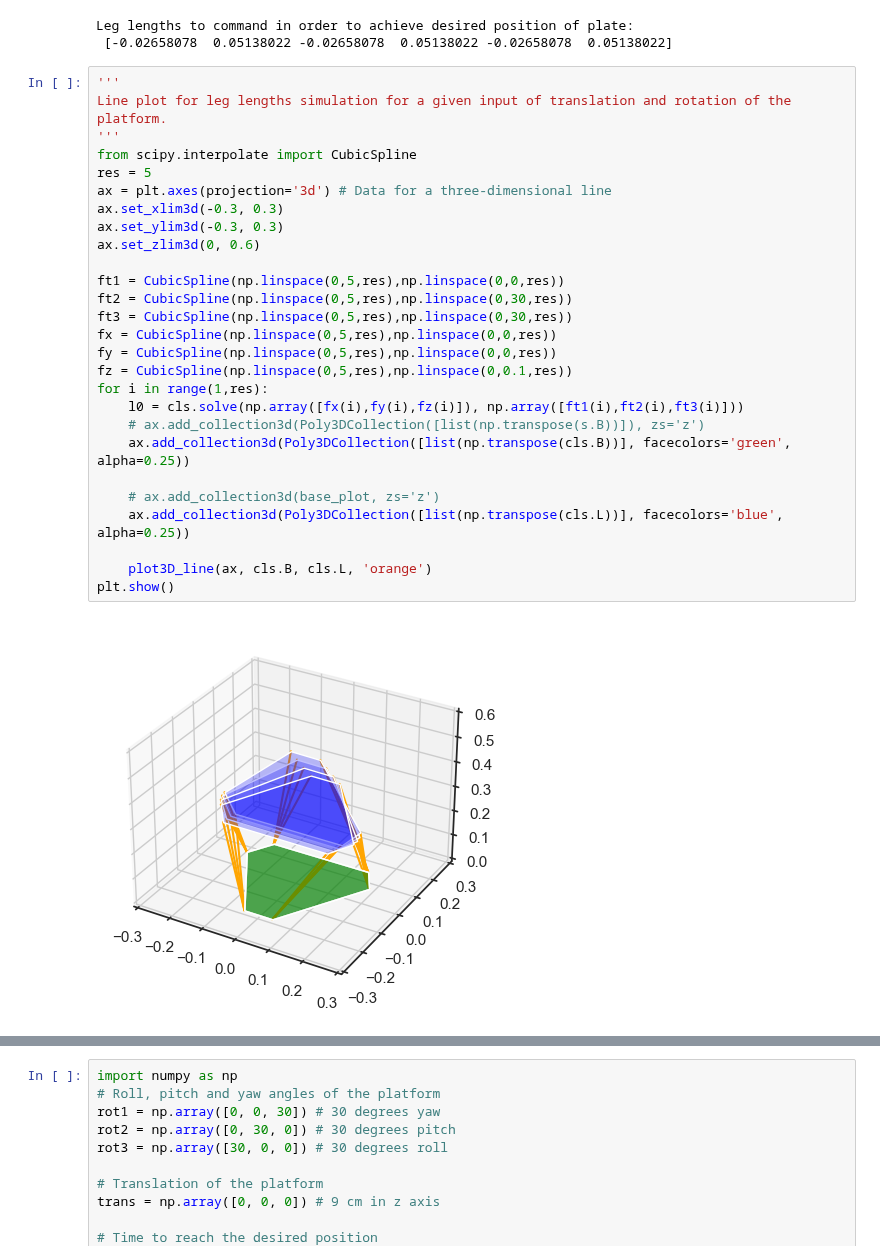
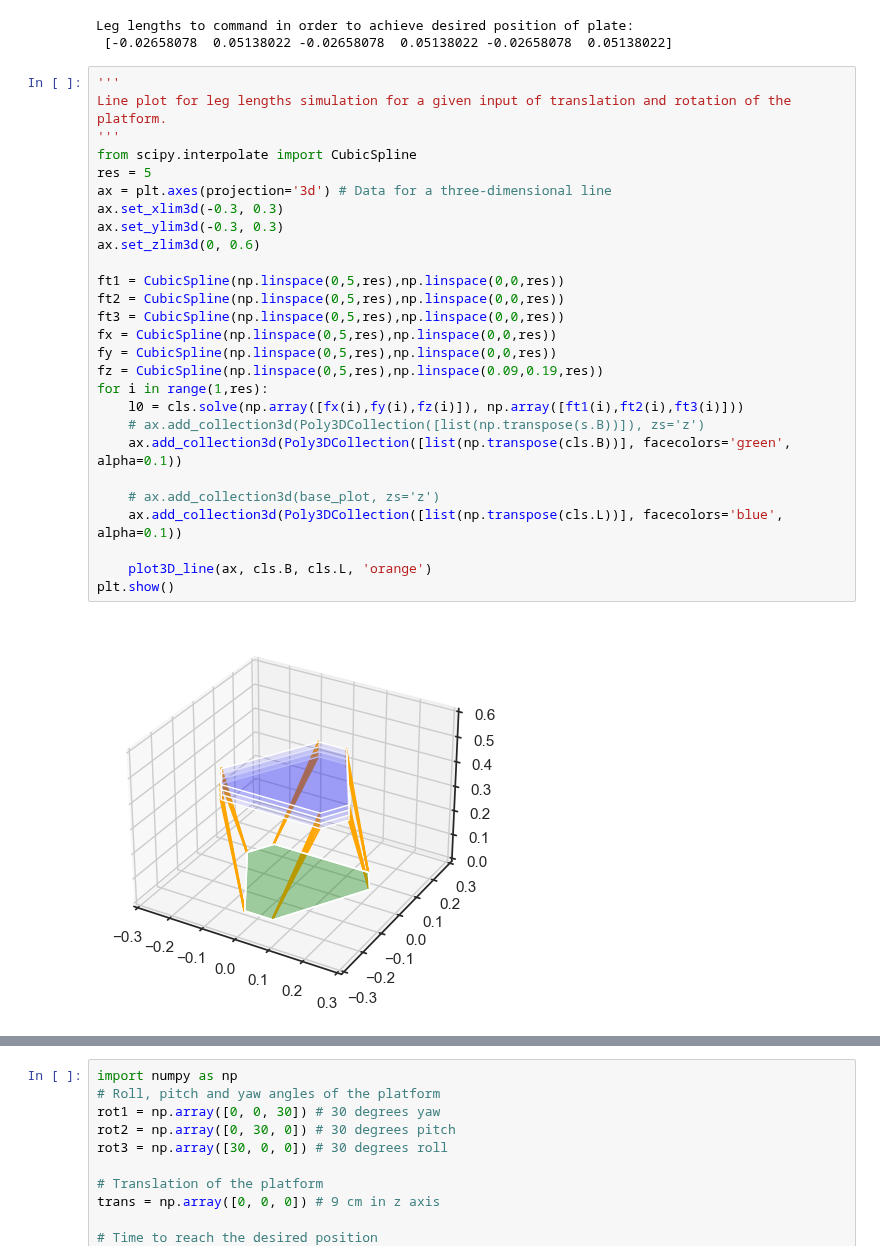
Before and after one commit to mlayek21/Stewart-Platform, a Jupyter notebook: Files/analysis.ipynb, the cells around one changed output, grey strips where cells are left out. Cells and saved outputs as stored; diff of their text form.

```diff
--- a/Files/analysis.ipynb
+++ b/Files/analysis.ipynb
@@ -267,29 +267,29 @@ Leg lengths to command in order to achieve desired position of plate:
 # %%
 '''
 Line plot for leg lengths simulation for a given input of translation and rotation of the platform.
 '''
 from scipy.interpolate import CubicSpline
 res = 5
 ax = plt.axes(projection='3d') # Data for a three-dimensional line
 ax.set_xlim3d(-0.3, 0.3)
 ax.set_ylim3d(-0.3, 0.3)
 ax.set_zlim3d(0, 0.6)
 
 ft1 = CubicSpline(np.linspace(0,5,res),np.linspace(0,0,res))
-ft2 = CubicSpline(np.linspace(0,5,res),np.linspace(0,30,res))
-ft3 = CubicSpline(np.linspace(0,5,res),np.linspace(0,30,res))
+ft2 = CubicSpline(np.linspace(0,5,res),np.linspace(0,0,res))
+ft3 = CubicSpline(np.linspace(0,5,res),np.linspace(0,0,res))
 fx = CubicSpline(np.linspace(0,5,res),np.linspace(0,0,res))
 fy = CubicSpline(np.linspace(0,5,res),np.linspace(0,0,res))
-fz = CubicSpline(np.linspace(0,5,res),np.linspace(0,0.1,res))
+fz = CubicSpline(np.linspace(0,5,res),np.linspace(0.09,0.19,res))
 for i in range(1,res):
     l0 = cls.solve(np.array([fx(i),fy(i),fz(i)]), np.array([ft1(i),ft2(i),ft3(i)]))
     # ax.add_collection3d(Poly3DCollection([list(np.transpose(s.B))]), zs='z')
-    ax.add_collection3d(Poly3DCollection([list(np.transpose(cls.B))], facecolors='green', alpha=0.25))
+    ax.add_collection3d(Poly3DCollection([list(np.transpose(cls.B))], facecolors='green', alpha=0.1))
 
     # ax.add_collection3d(base_plot, zs='z')
-    ax.add_collection3d(Poly3DCollection([list(np.transpose(cls.L))], facecolors='blue', alpha=0.25))
+    ax.add_collection3d(Poly3DCollection([list(np.transpose(cls.L))], facecolors='blue', alpha=0.1))
 
     plot3D_line(ax, cls.B, cls.L, 'orange')
 plt.show()
 # %% [output]
-[figure, old version]
+[figure, new version]
```
Also changed, not shown: parts of 2 cells of this notebook, 6 other files.
